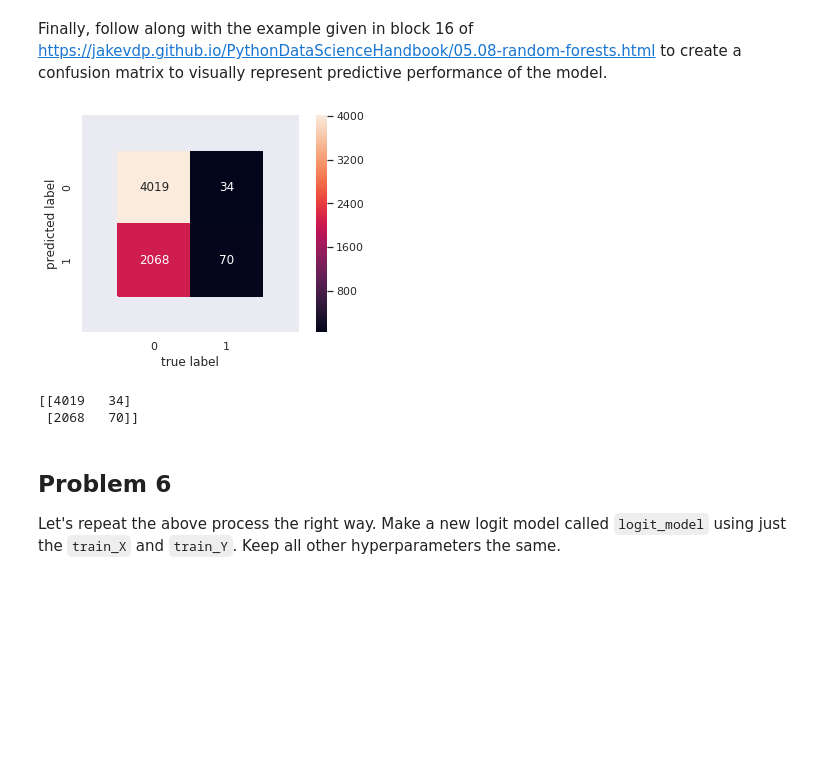
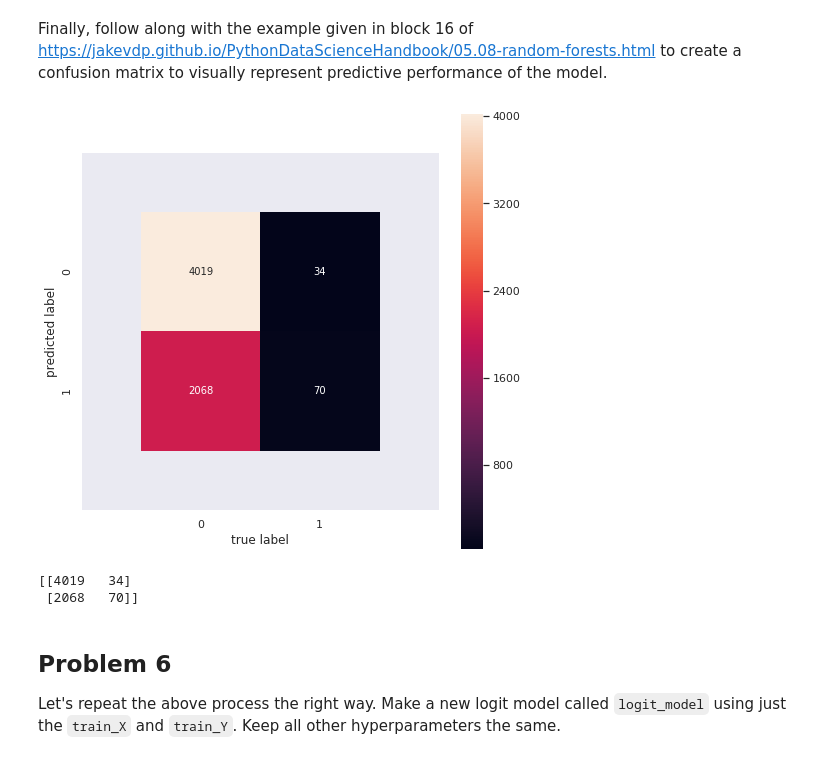
Before and after one commit to jyoung67/data-science, a Jupyter notebook: HW10/10-random_forest_working.ipynb, the cells around one changed output. Drawn from its saved outputs; the diff is of its cells as text; code cells hidden in the pictures; blank space fills up the shorter version.

```diff
--- a/HW10/10-random_forest_working.ipynb
+++ b/HW10/10-random_forest_working.ipynb
@@ -155,18 +156,17 @@ Finally, follow along with the example given in block 16 of https://jakevdp.gith
 # %%
 from sklearn.metrics import confusion_matrix
 y = Y_matrix.iloc[:,0]
-mat = confusion_matrix(np.array(Y_matrix.iloc[:,0]), logit_all_pred)
-#f, ax = plt.subplots(figsize=(10, 10))
-#sns.set(font_scale=2)
-sns.heatmap(mat.T, square=True, annot=True,fmt='d',  cbar=True)
+mat = confusion_matrix(y, logit_all_pred)
+f, ax = plt.subplots(figsize=(8, 8))
+sns.heatmap(mat.T, square=True, annot=True,fmt='d',  cbar=True, ax=ax)
 plt.xlabel('true label')
 plt.ylabel('predicted label');
 plt.xlim(-0.5, len(np.unique(y))+0.5)
 plt.ylim(len(np.unique(y))+0.5, -0.5)
 plt.show()
 print(mat.T)
 # %% [output]
-[figure, old version]
+[figure, new version]
 [[4019   34]
  [2068   70]]
 # %% [markdown]
```
Also changed, not shown: parts of 5 cells of this notebook.
